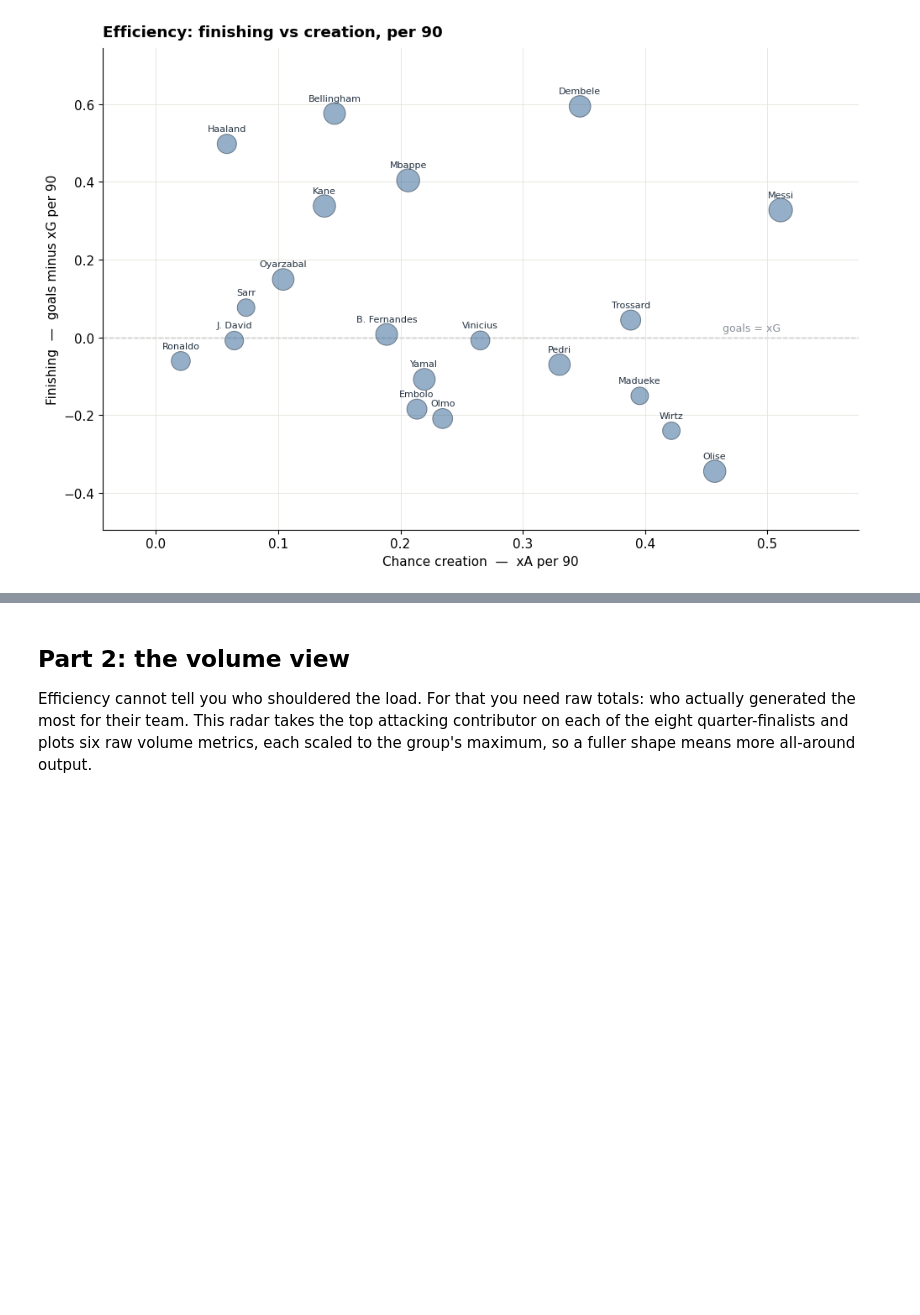
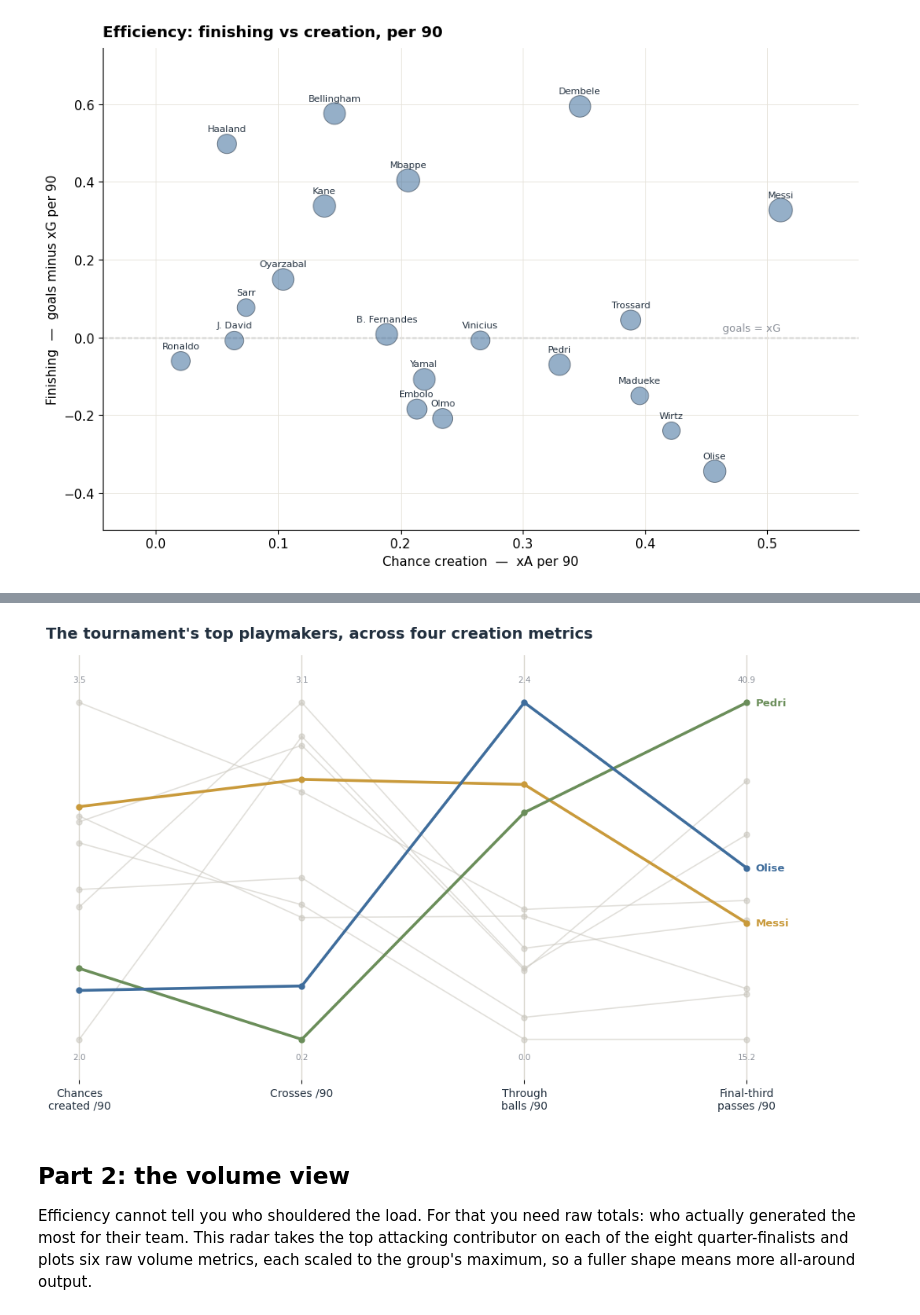
Before and after one commit to wingedhusssar-pixel/wc2026-top-attacking-threat-analysis, a Jupyter notebook: wc2026_full_analysis.ipynb, the cells around one changed output, grey strips where cells are left out. Cells and saved outputs as stored; diff of their text form; code cells hidden in the pictures; blank space fills up the shorter version.

```diff
--- a/wc2026_full_analysis.ipynb
+++ b/wc2026_full_analysis.ipynb
@@ -45,3 +51,34 @@ Messi and Dembele are the far-right creation outliers; on finishing, Messi sits
+# %%
+df=pd.read_csv("wc2026_playmaker_data.csv")
+axes_m=["cc_90","cross_90","tb_90","f3_90"]
+labels=["Chances\ncreated /90","Crosses /90","Through\nballs /90","Final-third\npasses /90"]
+norm=df.copy()
+for m in axes_m:
+    norm[m]=(df[m]-df[m].min())/(df[m].max()-df[m].min())
+highlight={"Messi":GOLD,"Olise":ACC,"Pedri":"#6b8e5a"}
+GRAY="#c9c6bd"
+fig,ax=plt.subplots(figsize=(11,6.5))
+x=range(len(axes_m))
+for _,r in norm.iterrows():
+    y=[r[m] for m in axes_m]
+    c=highlight.get(r["name"],GRAY)
+    lw=2.6 if r["name"] in highlight else 1.2
+    a=1.0 if r["name"] in highlight else .55
+    z=5 if r["name"] in highlight else 2
+    ax.plot(x,y,color=c,lw=lw,alpha=a,zorder=z,marker="o",markersize=5)
+    if r["name"] in highlight:
+        ax.text(len(axes_m)-1+.04,y[-1],r["name"],color=c,fontsize=9.5,fontweight="bold",va="center")
+for i,m in enumerate(axes_m):
+    ax.axvline(i,color="#d8d5cc",lw=1,zorder=1)
+    ax.text(i,1.06,f"{df[m].max():.1f}",ha="center",fontsize=7.5,color=MUT)
+    ax.text(i,-.06,f"{df[m].min():.1f}",ha="center",fontsize=7.5,color=MUT)
+ax.set_xticks(x); ax.set_xticklabels(labels,fontsize=10,color=INK)
+ax.set_yticks([]); ax.set_ylim(-.12,1.14); ax.set_xlim(-.15,len(axes_m)-.4)
+ax.set_title("The tournament's top playmakers, across four creation metrics",fontweight="bold",fontsize=14,color=INK,loc="left",pad=16)
+for s in ["top","right","left","bottom"]: ax.spines[s].set_visible(False)
+plt.tight_layout(); plt.show()
+# %% [output]
+[figure, added]
 # %% [markdown]
 ## Part 2: the volume view
 
```
Also changed, not shown: parts of 2 cells of this notebook, 2 other files.
